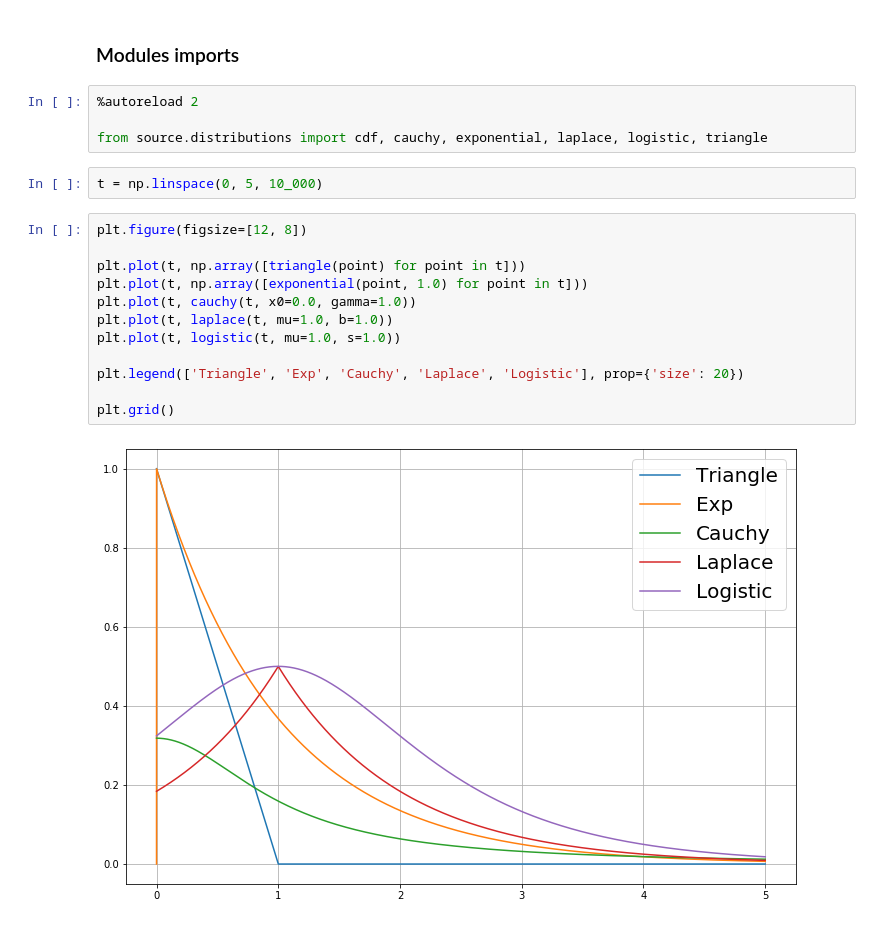
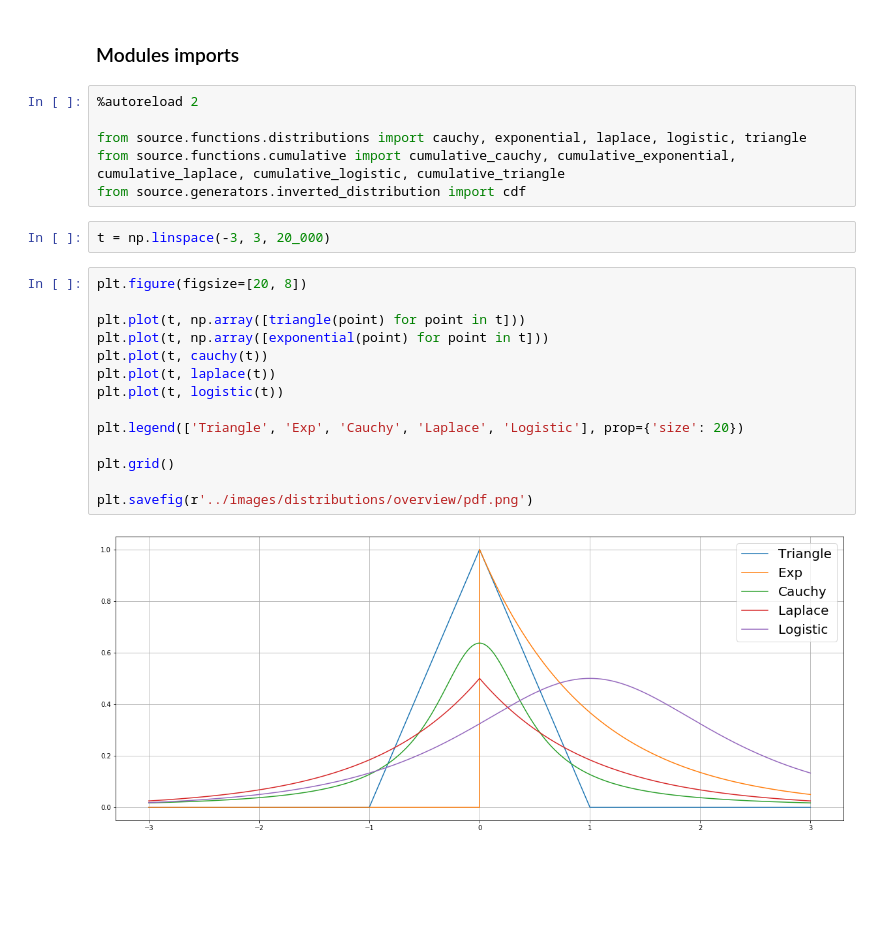
Before and after one commit to kzajac97/MID, a Jupyter notebook: mid/notebooks/inverted_distribution.ipynb, the cells around one changed output. Cells and saved outputs as stored; diff of their text form; blank space fills up the shorter version.

```diff
--- a/mid/notebooks/inverted_distribution.ipynb
+++ b/mid/notebooks/inverted_distribution.ipynb
@@ -29,20 +29,24 @@ from matplotlib import pyplot as plt
 # %%
 %autoreload 2
 
-from source.distributions import cdf, cauchy, exponential, laplace, logistic, triangle
+from source.functions.distributions import cauchy, exponential, laplace, logistic, triangle
+from source.functions.cumulative import cumulative_cauchy, cumulative_exponential, cumulative_laplace, cumulative_logistic, cumulative_triangle
+from source.generators.inverted_distribution import cdf
 # %%
-t = np.linspace(0, 5, 10_000)
+t = np.linspace(-3, 3, 20_000)
 # %%
-plt.figure(figsize=[12, 8])
+plt.figure(figsize=[20, 8])
 
 plt.plot(t, np.array([triangle(point) for point in t]))
-plt.plot(t, np.array([exponential(point, 1.0) for point in t]))
-plt.plot(t, cauchy(t, x0=0.0, gamma=1.0))
-plt.plot(t, laplace(t, mu=1.0, b=1.0))
-plt.plot(t, logistic(t, mu=1.0, s=1.0))
+plt.plot(t, np.array([exponential(point) for point in t]))
+plt.plot(t, cauchy(t))
+plt.plot(t, laplace(t))
+plt.plot(t, logistic(t))
 
 plt.legend(['Triangle', 'Exp', 'Cauchy', 'Laplace', 'Logistic'], prop={'size': 20})
 
 plt.grid()
+
+plt.savefig(r'../images/distributions/overview/pdf.png')
 # %% [output]
-[figure, old version]
+[figure, new version]
```
Also changed, not shown: parts of 4 cells of this notebook, 1 other file.
